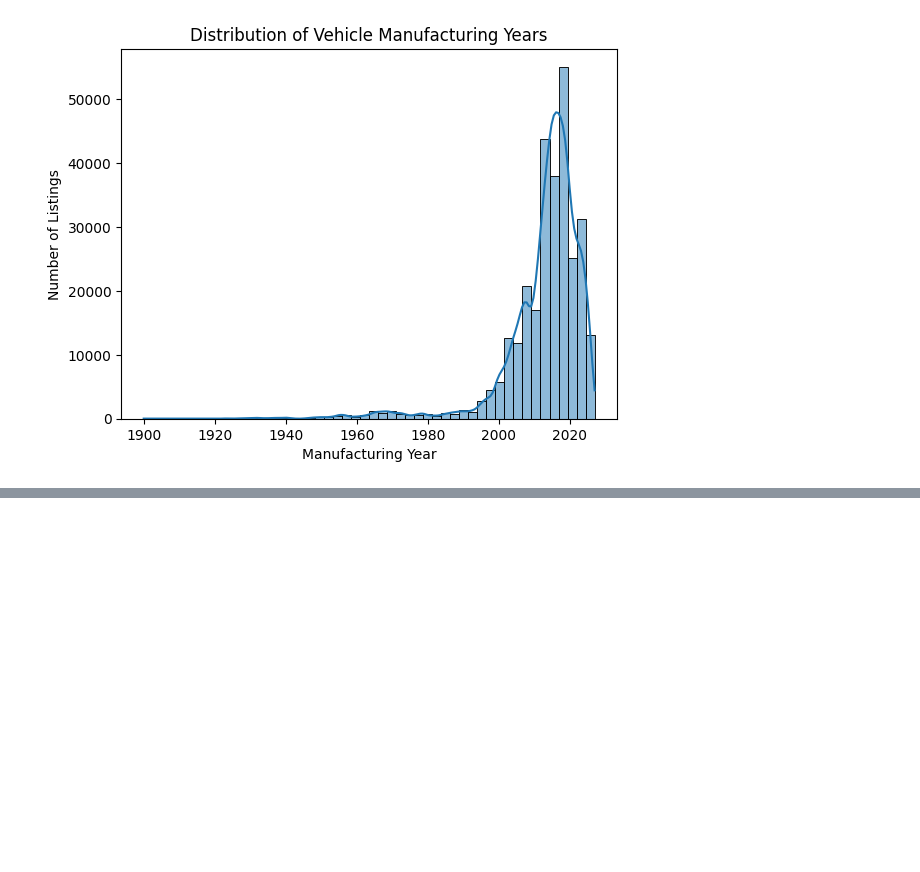
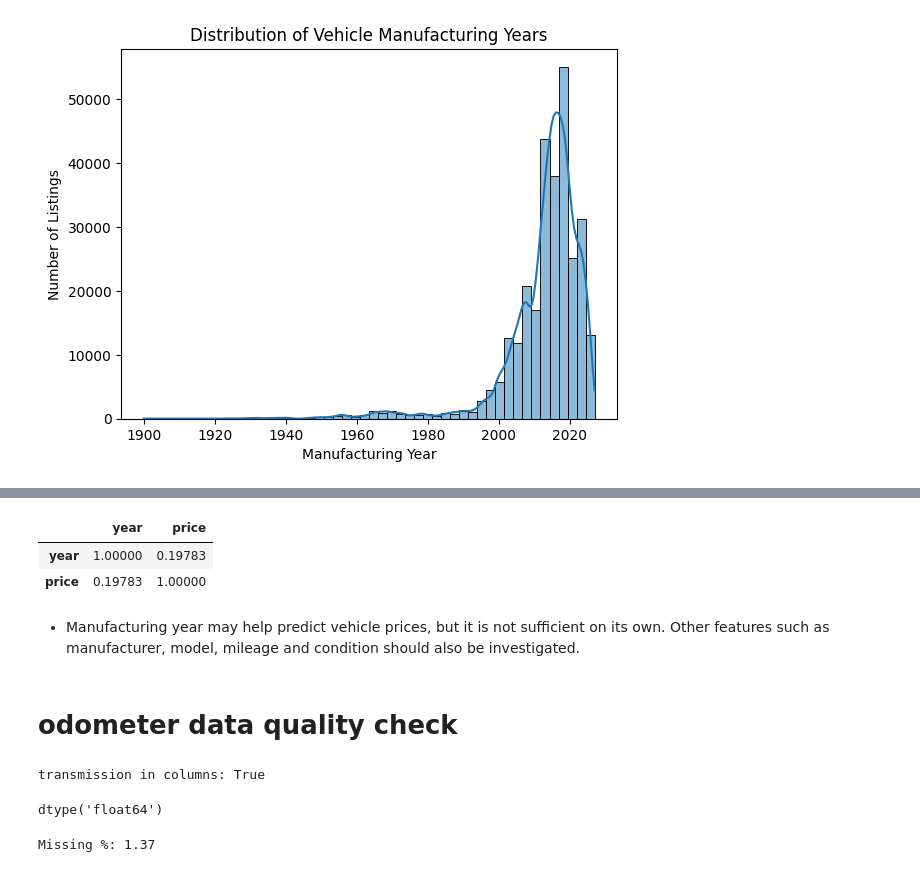
Before and after one commit to dahalaayush000-hue/Ml_journey, a Jupyter notebook: 2.Second/2.Feature_analysis.ipynb, the cells around one changed output, grey strips where cells are left out. Drawn from its saved outputs; the diff is of its cells as text; code cells hidden in the pictures; blank space fills up the shorter version.

```diff
--- a/2.Second/2.Feature_analysis.ipynb
+++ b/2.Second/2.Feature_analysis.ipynb
@@ -49,0 +94,23 @@ plt.show()
+# %%
+data[['year', 'price']].corr()
+# %% [output]
+|  | year | price |
+| year | 1.00000 | 0.19783 |
+| price | 0.19783 | 1.00000 |
+# %% [markdown]
+- Manufacturing year may help predict vehicle prices, but it is not sufficient on its own. Other features such as manufacturer, model, mileage and condition should also be investigated.
+# %% [markdown]
+# odometer data quality check
+# %%
+print("transmission in columns:", 'transmission' in df.columns)
+# %% [output]
+transmission in columns: True
+# %%
+odo = df['odometer']
+odo.dtype
+# %% [output]
+dtype('float64')
+# %%
+print("Missing %:", round(odo.isnull().mean() * 100, 2))
+# %% [output]
+Missing %: 1.37
```
Also changed, not shown: parts of 10 cells of this notebook.
